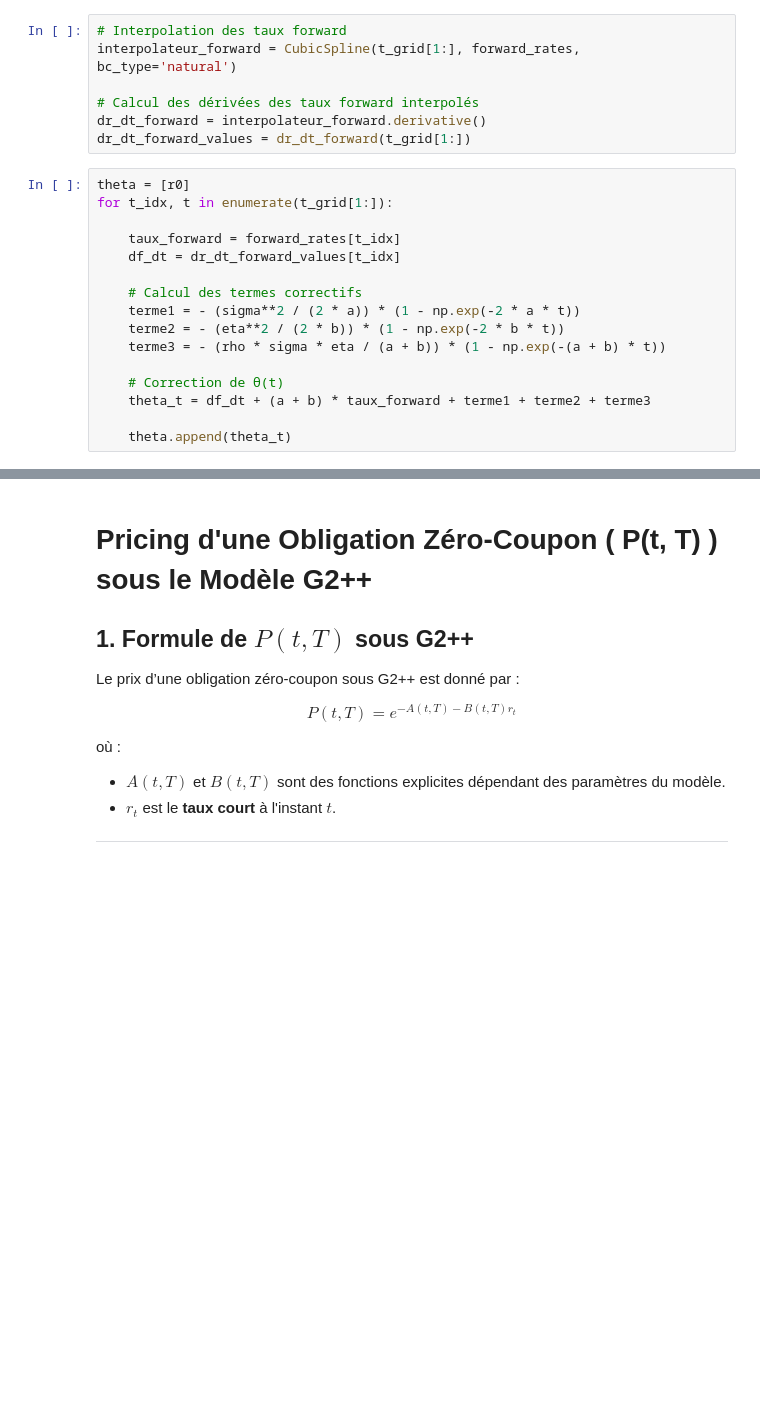
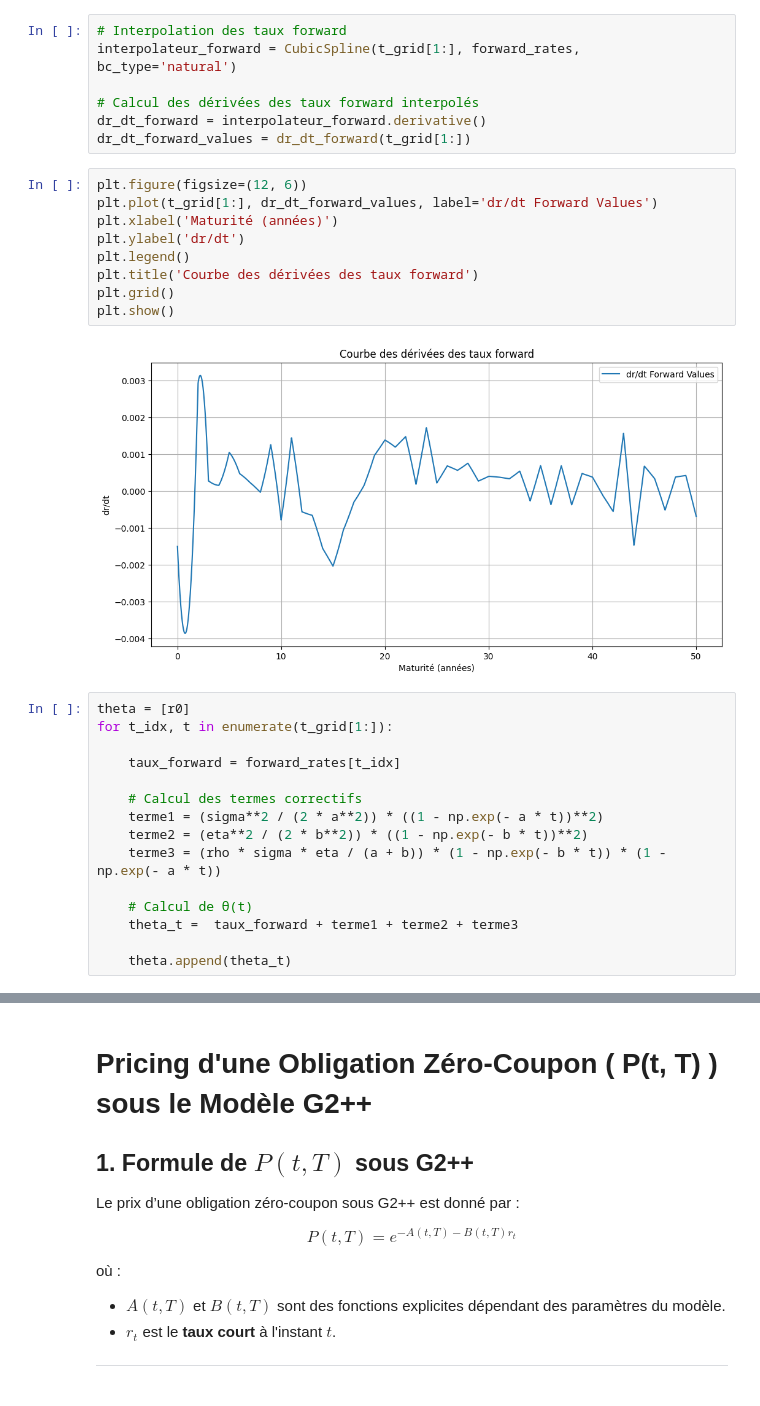
Before and after one commit to massine-djn/StatApp_GSE, a Jupyter notebook: main.ipynb, the cells around one changed output, grey strips where cells are left out. Cells and saved outputs as stored; diff of their text form; blank space fills up the shorter version.

```diff
--- a/main.ipynb
+++ b/main.ipynb
@@ -335,19 +335,29 @@ interpolateur_forward = CubicSpline(t_grid[1:], forward_rates, bc_type='natural'
 # Calcul des dérivées des taux forward interpolés
 dr_dt_forward = interpolateur_forward.derivative()
 dr_dt_forward_values = dr_dt_forward(t_grid[1:])
+# %%
+plt.figure(figsize=(12, 6))
+plt.plot(t_grid[1:], dr_dt_forward_values, label='dr/dt Forward Values')
+plt.xlabel('Maturité (années)')
+plt.ylabel('dr/dt')
+plt.legend()
+plt.title('Courbe des dérivées des taux forward')
+plt.grid()
+plt.show()
+# %% [output]
+[figure, added]
 # %%
 theta = [r0]
 for t_idx, t in enumerate(t_grid[1:]):
 
     taux_forward = forward_rates[t_idx]
-    df_dt = dr_dt_forward_values[t_idx]
 
     # Calcul des termes correctifs
-    terme1 = - (sigma**2 / (2 * a)) * (1 - np.exp(-2 * a * t))
-    terme2 = - (eta**2 / (2 * b)) * (1 - np.exp(-2 * b * t))
-    terme3 = - (rho * sigma * eta / (a + b)) * (1 - np.exp(-(a + b) * t))
+    terme1 = (sigma**2 / (2 * a**2)) * ((1 - np.exp(- a * t))**2)
+    terme2 = (eta**2 / (2 * b**2)) * ((1 - np.exp(- b * t))**2)
+    terme3 = (rho * sigma * eta / (a + b)) * (1 - np.exp(- b * t)) * (1 - np.exp(- a * t))
 
-    # Correction de θ(t)
-    theta_t = df_dt + (a + b) * taux_forward + terme1 + terme2 + terme3
+    # Calcul de θ(t)
+    theta_t =  taux_forward + terme1 + terme2 + terme3
 
     theta.append(theta_t)
```
Also changed, not shown: parts of 15 cells of this notebook.
